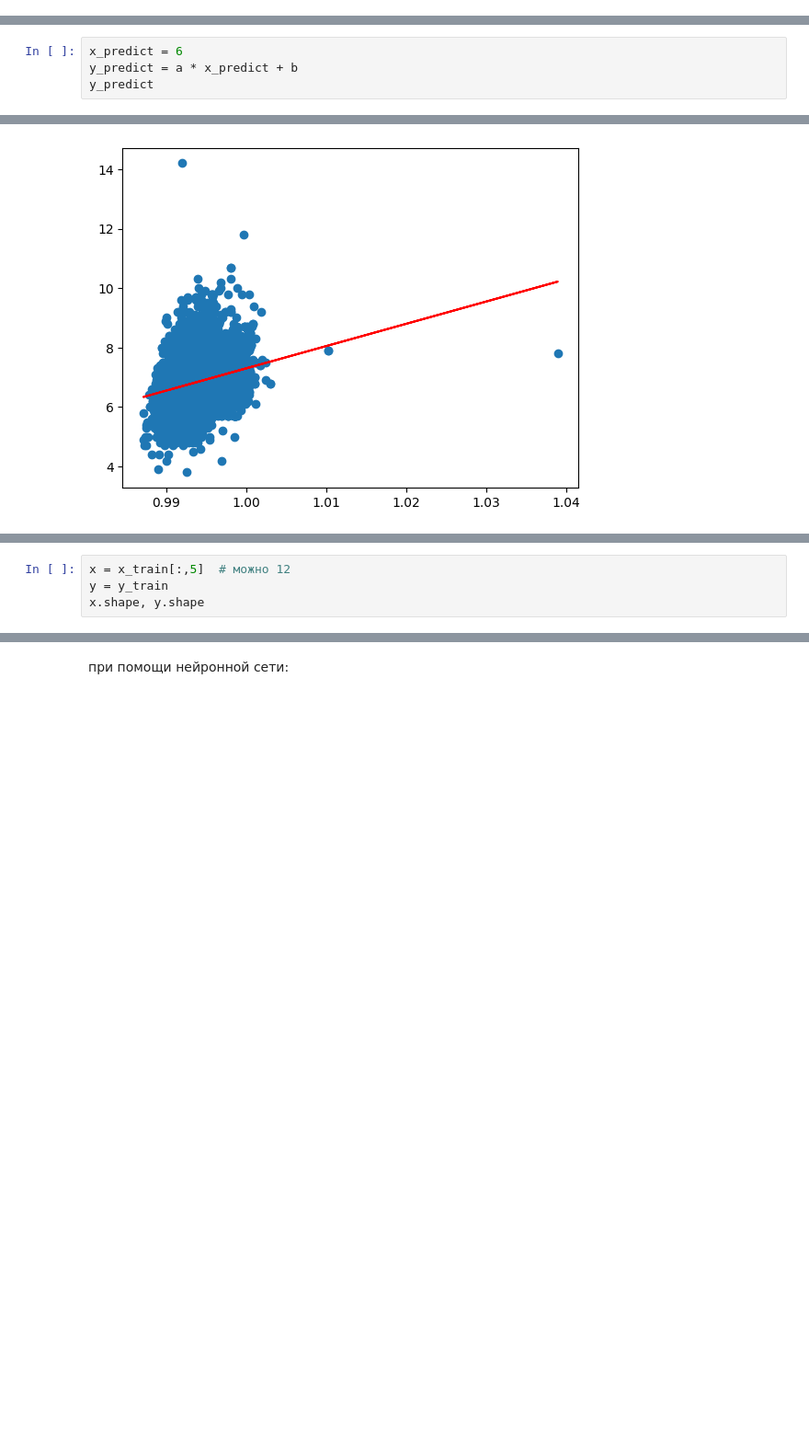
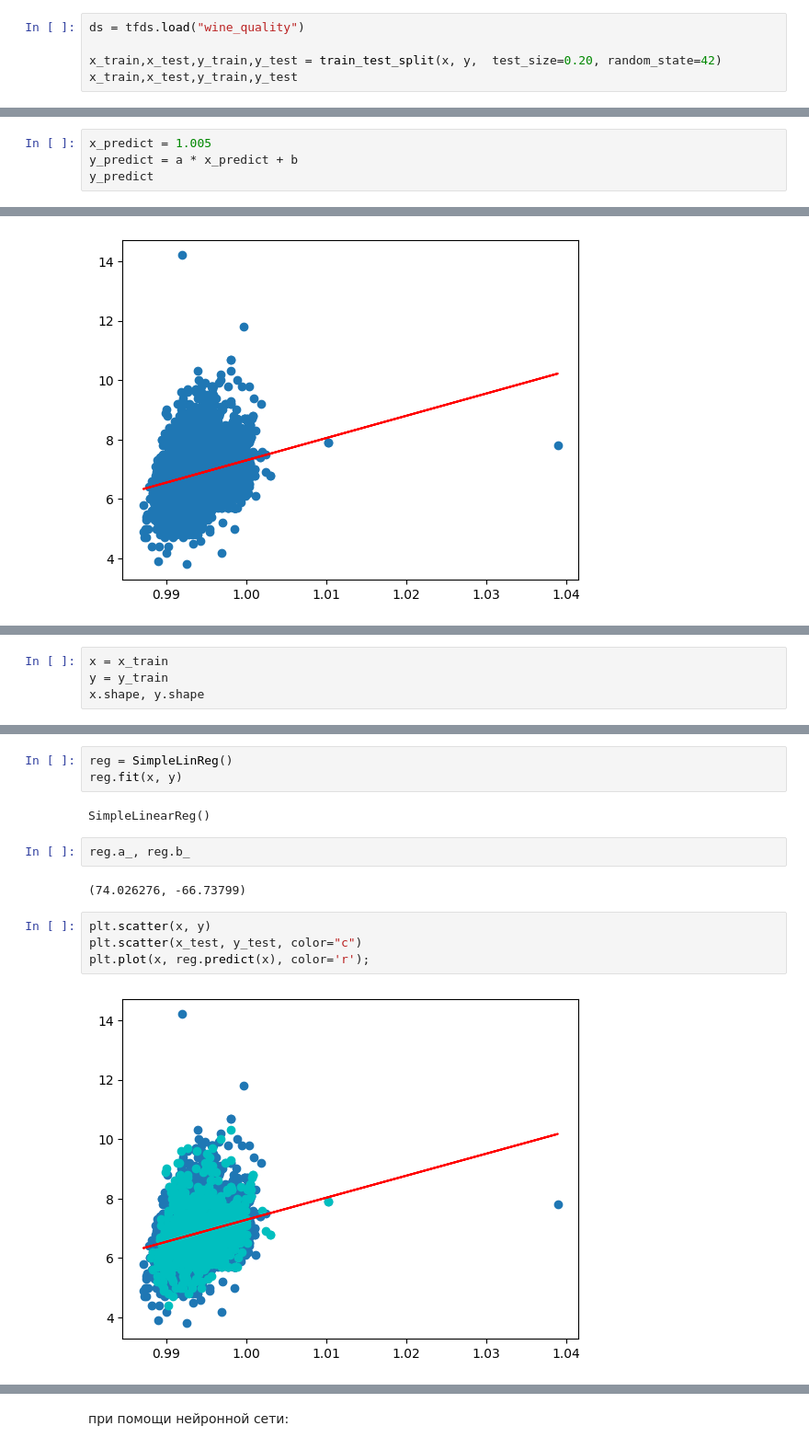
Before and after one commit to kjxeez/machine-learning, a Jupyter notebook: linear-regression.ipynb, the cells around one changed output, grey strips where cells are left out. Shown: that part at 92% size. Saved outputs shown, nothing was run; the diff lists cells and outputs as text; blank space fills up the shorter version.

```diff
--- a/linear-regression.ipynb
+++ b/linear-regression.ipynb
@@ -170,0 +191,5 @@ plt.scatter(x, y)
+# %%
+ds = tfds.load("wine_quality")
+
+x_train,x_test,y_train,y_test = train_test_split(x, y,  test_size=0.20, random_state=42)
+x_train,x_test,y_train,y_test
@@ -199,7 +253,7 @@ plt.plot(x, y_hat, color='r')
 [<matplotlib.lines.Line2D at 0x...>]
 [figure]
 # %%
-x_predict = 6
+x_predict = 1.005
 y_predict = a * x_predict + b
 y_predict
 # %% [output]
@@ -271,5 +339,5 @@ NameError: ignored
 # %%
-x = x_train[:,5]  # можно 12
+x = x_train
 y = y_train
 x.shape, y.shape
 # %% [output]
@@ -279,0 +350,15 @@ plt.scatter(x, y);
+# %%
+reg = SimpleLinReg()
+reg.fit(x, y)
+# %% [output]
+SimpleLinearReg()
+# %%
+reg.a_, reg.b_
+# %% [output]
+(74.026276, -66.73799)
+# %%
+plt.scatter(x, y)
+plt.scatter(x_test, y_test, color="c")
+plt.plot(x, reg.predict(x), color='r');
+# %% [output]
+[figure, added]
```
Also changed, not shown: parts of 28 cells of this notebook.
